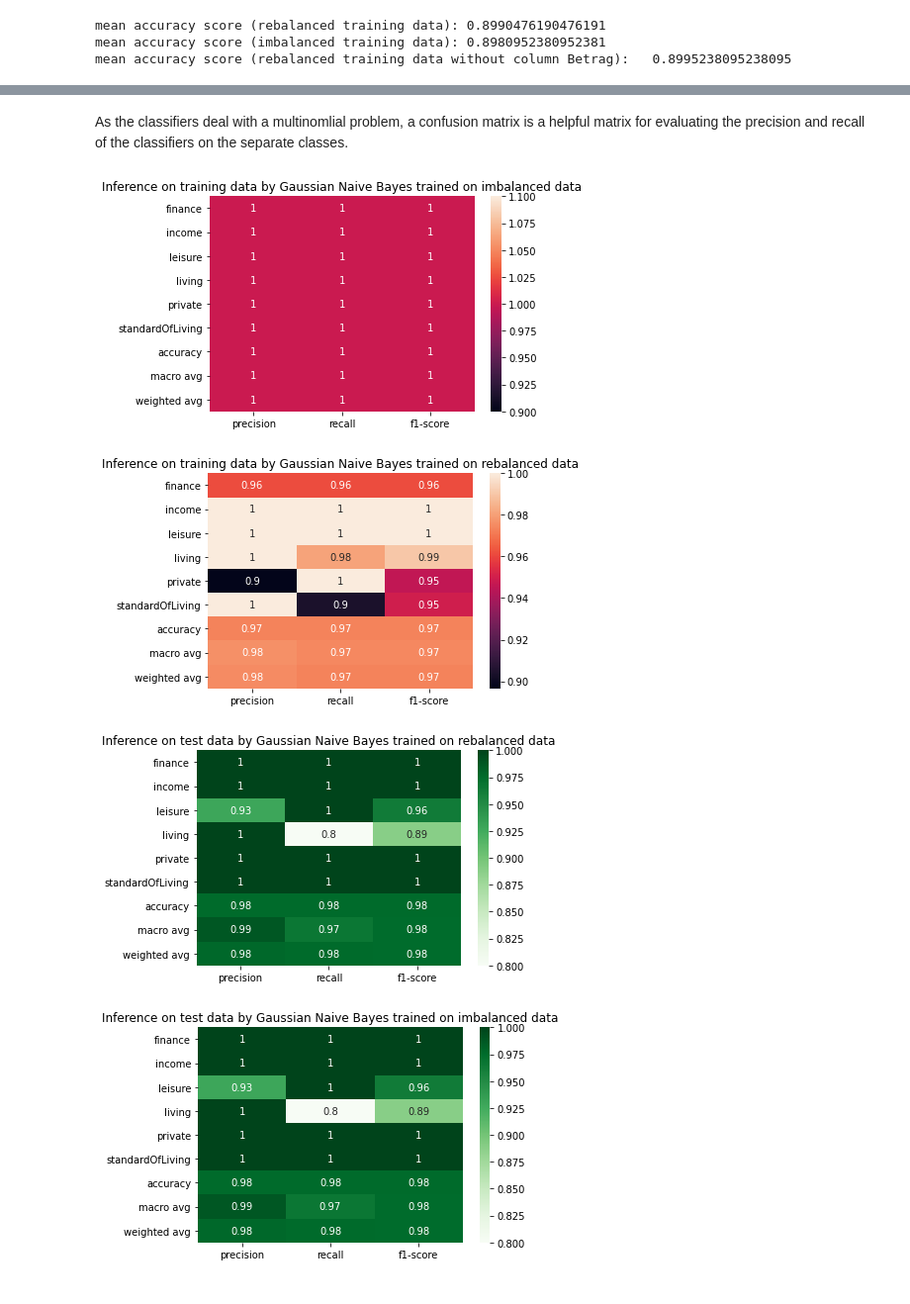
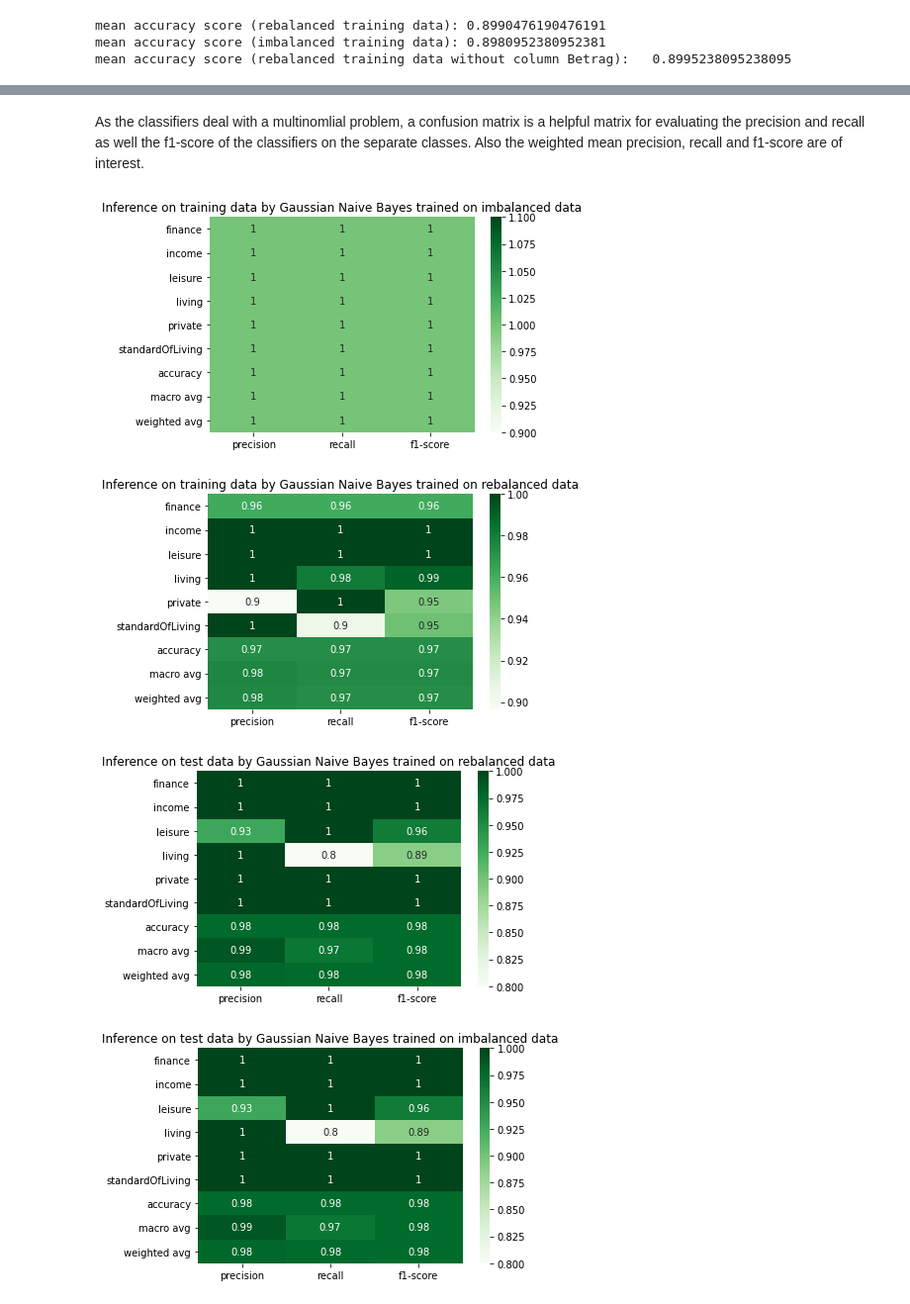
Before and after one commit to defaultUser3214/saki-21-homework, a Jupyter notebook: homework-1/Code/homework-1.ipynb, the cells around one changed output, grey strips where cells are left out. Shown at 99% size. Saved outputs shown, nothing was run; the diff lists cells and outputs as text; code cells hidden in the pictures.

```diff
--- a/homework-1/Code/homework-1.ipynb
+++ b/homework-1/Code/homework-1.ipynb
@@ -307,37 +310,34 @@ The mean accuracy score of the Gaussian Naive Bayes trained on the rebalanced is
 # %% [markdown]
-As the classifiers deal with a multinomlial problem, a confusion matrix is a helpful matrix for evaluating the precision and recall of the classifiers on the separate classes.
+As the classifiers deal with a multinomlial problem, a confusion matrix is a helpful matrix for evaluating the precision and recall as well the f1-score of the classifiers on the separate classes. Also the weighted mean precision, recall and f1-score are of interest.
 # %%
-
-
-
 clf_report = classification_report(trainy, gnb_imbalanced.predict(train), output_dict=True)
-seaborn.heatmap(pd.DataFrame(clf_report).iloc[:-1, :].T, annot=True)
+seaborn.heatmap(pd.DataFrame(clf_report).iloc[:-1, :].T, annot=True, color='green', cmap=plt.cm.Greens)
 plt.title('Inference on training data by Gaussian Naive Bayes trained on imbalanced data')
 plt.show()
 
 clf_report = classification_report(y_rebalanced, gnb.predict(X_rebalanced), output_dict=True)
-seaborn.heatmap(pd.DataFrame(clf_report).iloc[:-1, :].T, annot=True)
+seaborn.heatmap(pd.DataFrame(clf_report).iloc[:-1, :].T, annot=True, color='green', cmap=plt.cm.Greens)
 plt.title('Inference on training data by Gaussian Naive Bayes trained on rebalanced data')
 plt.show()
 
 
 clf_report = classification_report(testy, result, output_dict=True)
 seaborn.heatmap(pd.DataFrame(clf_report).iloc[:-1, :].T, annot=True, color='green', cmap=plt.cm.Greens)
 plt.title('Inference on test data by Gaussian Naive Bayes trained on rebalanced data')
 plt.show()
 
 clf_report = classification_report(testy, result_imbalanced, output_dict=True)
 seaborn.heatmap(pd.DataFrame(clf_report).iloc[:-1, :].T, annot=True, color='green', cmap=plt.cm.Greens)
 plt.title('Inference on test data by Gaussian Naive Bayes trained on imbalanced data')
 plt.show()
 
 clf_report = classification_report(testy, result_betrag_free, output_dict=True)
 seaborn.heatmap(pd.DataFrame(clf_report).iloc[:-1, :].T, annot=True, color='green', cmap=plt.cm.Greens)
 plt.title('Inference on test data by Gaussian Naive Bayes trained on rebalanced data without column Betrag')
 plt.show()
 # %% [output]
-[figure, old version]
+[figure, new version]
-[figure, old version]
+[figure, new version]
 [figure]
 [figure]
 [figure]
```
Also changed, not shown: parts of 5 cells of this notebook.
